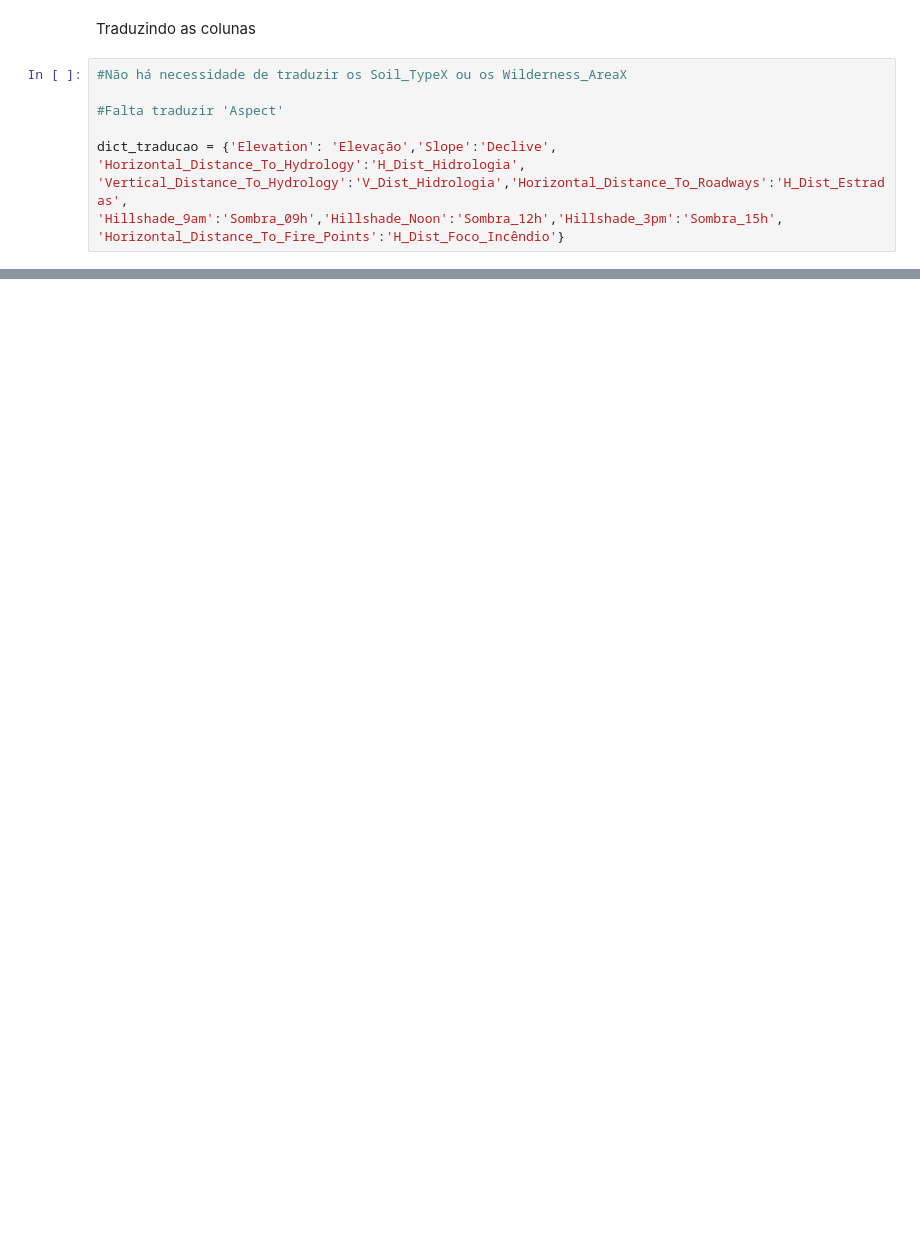
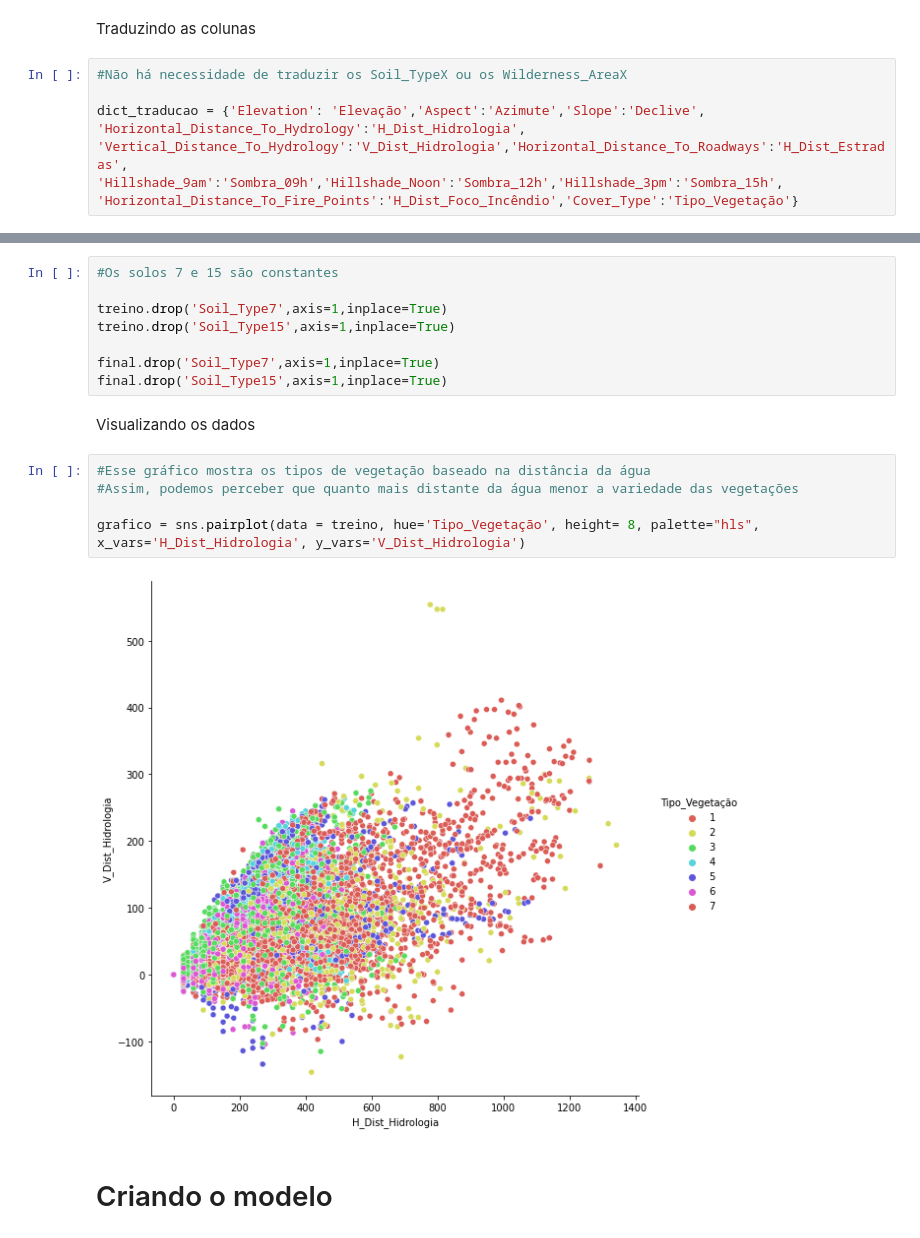
Before and after one commit to GARCl-A/Forest-Cover-Type-Prediction, a Jupyter notebook: main.ipynb, the cells around one changed output, grey strips where cells are left out. Drawn from its saved outputs; the diff is of its cells as text; blank space fills up the shorter version.

Commit message:
Criando o modelo

```diff
--- a/main.ipynb
+++ b/main.ipynb
@@ -21,12 +29,10 @@ Traduzindo as colunas
 # %%
 #Não há necessidade de traduzir os Soil_TypeX ou os Wilderness_AreaX
 
-#Falta traduzir 'Aspect'
-
-dict_traducao = {'Elevation': 'Elevação','Slope':'Declive', 'Horizontal_Distance_To_Hydrology':'H_Dist_Hidrologia',
+dict_traducao = {'Elevation': 'Elevação','Aspect':'Azimute','Slope':'Declive', 'Horizontal_Distance_To_Hydrology':'H_Dist_Hidrologia',
 'Vertical_Distance_To_Hydrology':'V_Dist_Hidrologia','Horizontal_Distance_To_Roadways':'H_Dist_Estradas',
 'Hillshade_9am':'Sombra_09h','Hillshade_Noon':'Sombra_12h','Hillshade_3pm':'Sombra_15h',
-'Horizontal_Distance_To_Fire_Points':'H_Dist_Foco_Incêndio'}
+'Horizontal_Distance_To_Fire_Points':'H_Dist_Foco_Incêndio','Cover_Type':'Tipo_Vegetação'}
 # %%
 treino.rename(columns=dict_traducao, inplace = True)
 final.rename(columns=dict_traducao, inplace = True)
@@ -34,0 +59,20 @@ Análise dos dados
+# %%
+#Os solos 7 e 15 são constantes
+
+treino.drop('Soil_Type7',axis=1,inplace=True)
+treino.drop('Soil_Type15',axis=1,inplace=True)
+
+final.drop('Soil_Type7',axis=1,inplace=True)
+final.drop('Soil_Type15',axis=1,inplace=True)
+# %% [markdown]
+Visualizando os dados
+# %%
+#Esse gráfico mostra os tipos de vegetação baseado na distância da água
+#Assim, podemos perceber que quanto mais distante da água menor a variedade das vegetações
+
+grafico = sns.pairplot(data = treino, hue='Tipo_Vegetação', height= 8, palette="hls",
+x_vars='H_Dist_Hidrologia', y_vars='V_Dist_Hidrologia')
+# %% [output]
+[figure, added]
+# %% [markdown]
+# Criando o modelo
```
Also changed, not shown: parts of 14 cells of this notebook, 1 other file.
